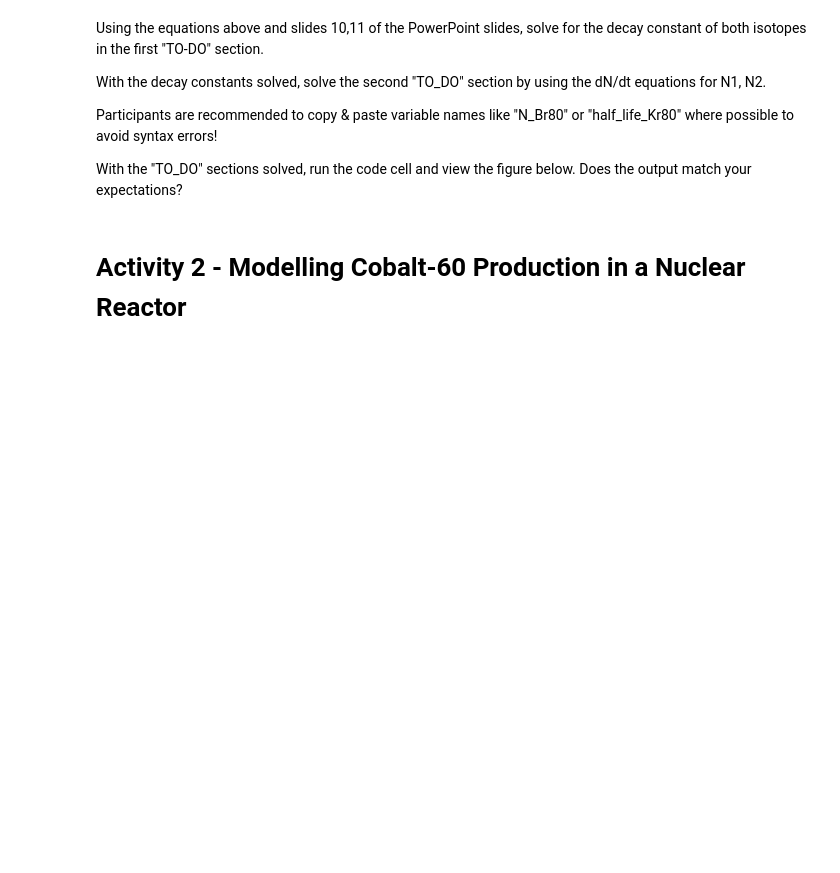
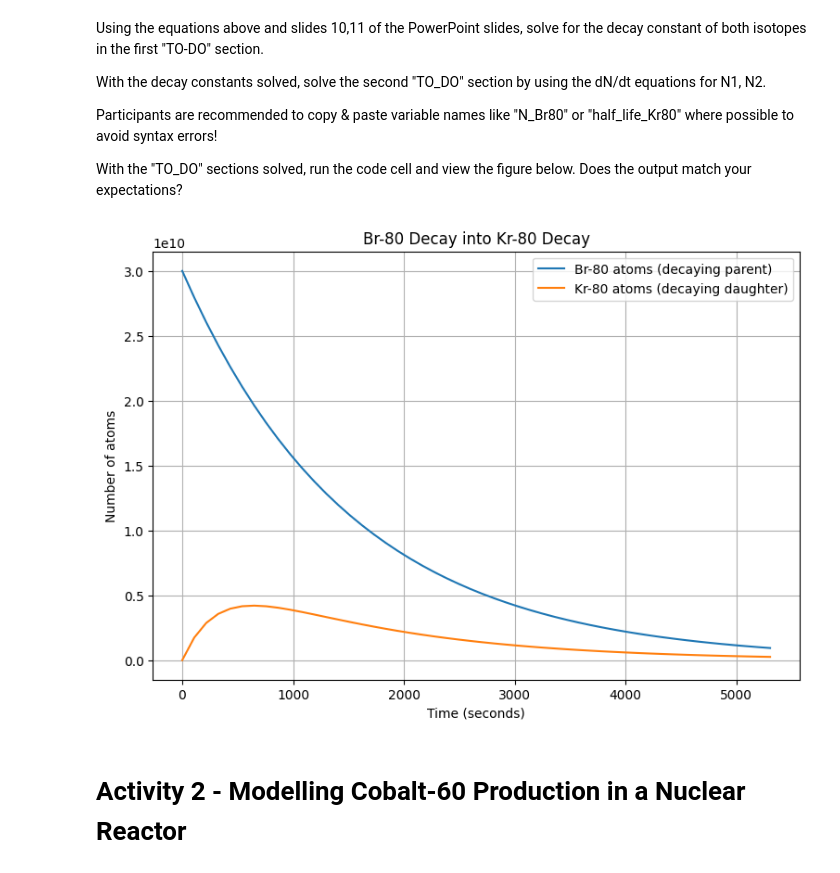
Before and after one commit to danielzhang122/radioisotope-workshop, a Jupyter notebook: Radioisotope_Production_Fundamentals.ipynb, the cells around one changed output. Cells and saved outputs as stored; diff of their text form; code cells hidden in the pictures; blank space fills up the shorter version.

```diff
--- a/Radioisotope_Production_Fundamentals.ipynb
+++ b/Radioisotope_Production_Fundamentals.ipynb
@@ -57,9 +59,9 @@ half_life_Kr80 = 226      # Kr-80 half-life in seconds
 # TO-DO: Convert provided half-lives into lambda values
 # ----------------------------------------------------
 
-lambda_Br80 =  NONE   #solve for Br-80 Decay Constant
+lambda_Br80 = 0.693/half_life_Br80   #solve for Br-80 Decay Constant
 
-lambda_Kr80 = NONE  #solve for Kr-80 Decay Constant
+lambda_Kr80 = 0.693/half_life_Kr80  #solve for Kr-80 Decay Constant
 
 # ----------------------------------------------------
 # TO-DO: Solve using the Bateman equations from the PPT
@@ -67,35 +69,37 @@ lambda_Kr80 = NONE  #solve for Kr-80 Decay Constant
 
 def dNdt(N, t):
     N_Br80, N_Kr80 = N
 
-    dN_Br80 = NONE   #parent
+    dN_Br80 = -lambda_Br80 * N_Br80    #parent
 
-    dN_Kr80 = NONE   #daughter
+    dN_Kr80 = -dN_Br80 - lambda_Kr80 * N_Kr80 #daughter
 
     return [dN_Br80, dN_Kr80]
 
 # Time grid (5 * parent half life)
 
 t_seconds = np.linspace(0, 5 * half_life_Br80)
 
 # Solve ODE system
 initial_conditions = [N_Br80, N_Kr80]
 solution = odeint(dNdt, initial_conditions, t_seconds)
 
 N_Br80_solution = solution[:, 0]
 N_Kr80_solution = solution[:, 1]
 
 # Plot results
 
 plt.figure(figsize=(9, 6))
 plt.plot(t_seconds, N_Br80_solution, label="Br-80 atoms (decaying parent)")
 plt.plot(t_seconds, N_Kr80_solution, label="Kr-80 atoms (decaying daughter)")
 plt.xlabel("Time (seconds)")
 plt.ylabel("Number of atoms")
 plt.title("Br-80 Decay into Kr-80 Decay")
 plt.grid(True)
 plt.legend()
 plt.show()
+# %% [output]
+[figure, added]
 # %% [markdown]
 # Activity 2 - Modelling Cobalt-60 Production in a Nuclear Reactor
 # %% [markdown]
```
Also changed, not shown: parts of 1 cell of this notebook.
